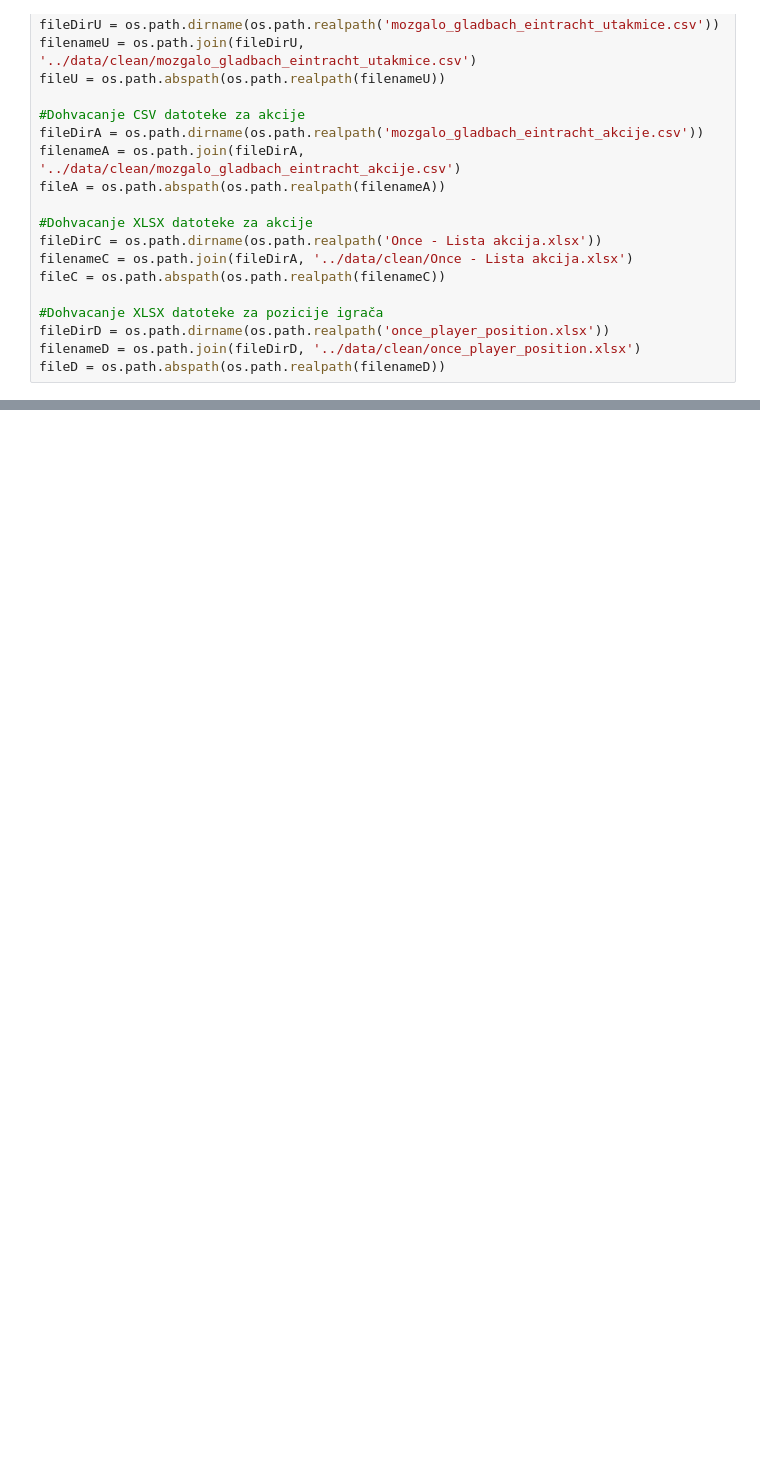
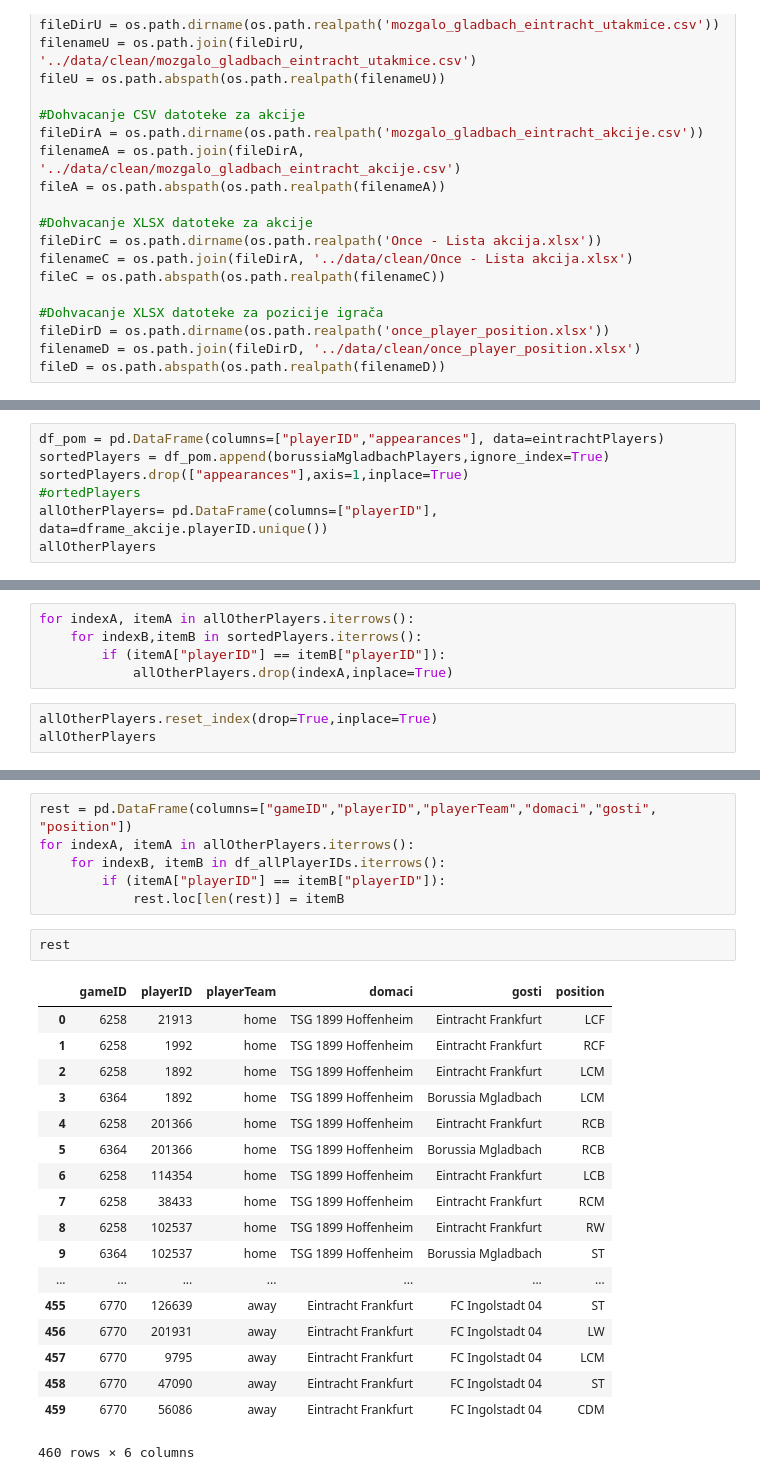
Before and after one commit to hrvatskibogmars/brainstormers, a Jupyter notebook: analysis/Eintracht Frankfurt - players.ipynb, the cells around one changed output, grey strips where cells are left out. Cells and saved outputs as stored; diff of their text form; blank space fills up the shorter version.

```diff
--- a/analysis/Eintracht Frankfurt - players.ipynb
+++ b/analysis/Eintracht Frankfurt - players.ipynb
@@ -229,0 +312,7 @@ memory usage: 11.4+ KB
+# %%
+df_pom = pd.DataFrame(columns=["playerID","appearances"], data=eintrachtPlayers)
+sortedPlayers = df_pom.append(borussiaMgladbachPlayers,ignore_index=True)
+sortedPlayers.drop(["appearances"],axis=1,inplace=True)
+#ortedPlayers
+allOtherPlayers= pd.DataFrame(columns=["playerID"], data=dframe_akcije.playerID.unique())
+allOtherPlayers
@@ -229,0 +338,8 @@ memory usage: 11.4+ KB
+# %%
+for indexA, itemA in allOtherPlayers.iterrows():
+    for indexB,itemB in sortedPlayers.iterrows():
+        if (itemA["playerID"] == itemB["playerID"]):
+            allOtherPlayers.drop(indexA,inplace=True)
+# %%
+allOtherPlayers.reset_index(drop=True,inplace=True)
+allOtherPlayers
@@ -229,0 +365,27 @@ memory usage: 11.4+ KB
+# %%
+rest = pd.DataFrame(columns=["gameID","playerID","playerTeam","domaci","gosti", "position"])
+for indexA, itemA in allOtherPlayers.iterrows():
+    for indexB, itemB in df_allPlayerIDs.iterrows():
+        if (itemA["playerID"] == itemB["playerID"]):
+            rest.loc[len(rest)] = itemB
+# %%
+rest
+# %% [output]
+|  | gameID | playerID | playerTeam | domaci | gosti | position |
+| 0 | 6258 | 21913 | home | TSG 1899 Hoffenheim | Eintracht Frankfurt | LCF |
+| 1 | 6258 | 1992 | home | TSG 1899 Hoffenheim | Eintracht Frankfurt | RCF |
+| 2 | 6258 | 1892 | home | TSG 1899 Hoffenheim | Eintracht Frankfurt | LCM |
+| 3 | 6364 | 1892 | home | TSG 1899 Hoffenheim | Borussia Mgladbach | LCM |
+| 4 | 6258 | 201366 | home | TSG 1899 Hoffenheim | Eintracht Frankfurt | RCB |
+| 5 | 6364 | 201366 | home | TSG 1899 Hoffenheim | Borussia Mgladbach | RCB |
+| 6 | 6258 | 114354 | home | TSG 1899 Hoffenheim | Eintracht Frankfurt | LCB |
+| 7 | 6258 | 38433 | home | TSG 1899 Hoffenheim | Eintracht Frankfurt | RCM |
+| 8 | 6258 | 102537 | home | TSG 1899 Hoffenheim | Eintracht Frankfurt | RW |
+| 9 | 6364 | 102537 | home | TSG 1899 Hoffenheim | Borussia Mgladbach | ST |
+| ... | ... | ... | ... | ... | ... | ... |
+| 455 | 6770 | 126639 | away | Eintracht Frankfurt | FC Ingolstadt 04 | ST |
+| 456 | 6770 | 201931 | away | Eintracht Frankfurt | FC Ingolstadt 04 | LW |
+| 457 | 6770 | 9795 | away | Eintracht Frankfurt | FC Ingolstadt 04 | LCM |
+| 458 | 6770 | 47090 | away | Eintracht Frankfurt | FC Ingolstadt 04 | ST |
+| 459 | 6770 | 56086 | away | Eintracht Frankfurt | FC Ingolstadt 04 | CDM |
+460 rows × 6 columns
```
Also changed, not shown: parts of 46 cells of this notebook, 9 other files.
